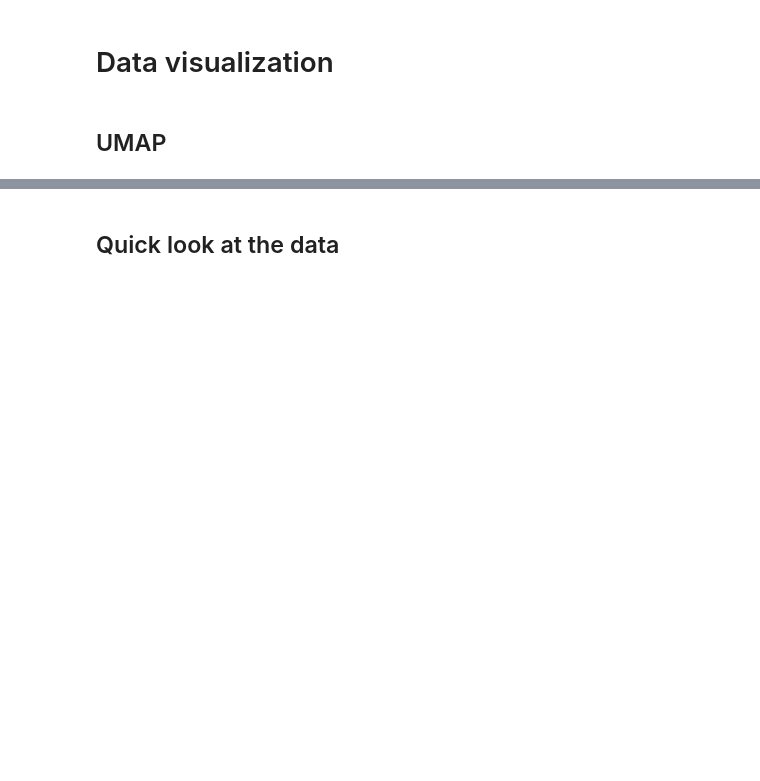
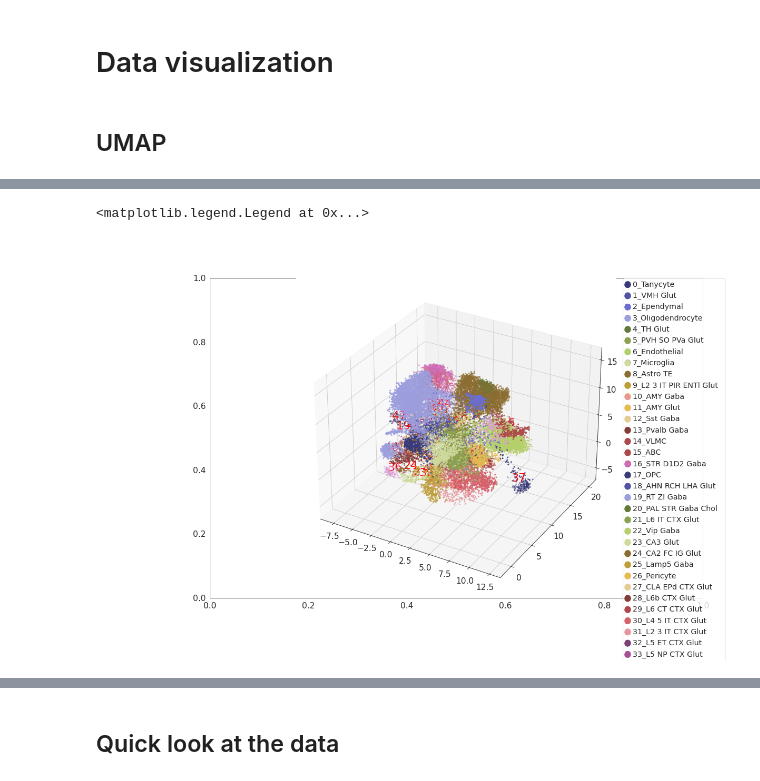
Before and after one commit to Carboneinerte/Xenium-workflow, a Jupyter notebook: Xenium_process_v6_9s.ipynb, the cells around one changed output, grey strips where cells are left out. Saved outputs shown, nothing was run; the diff lists cells and outputs as text; code cells hidden in the pictures; blank space fills up the shorter version.

```diff
--- a/Xenium_process_v6_9s.ipynb
+++ b/Xenium_process_v6_9s.ipynb
@@ -1756,3 +1816,45 @@ adata.obs['leiden_colors'] = adata.obs[cluster_to_use].astype(int).apply(lambda
+# %%
+import matplotlib.pyplot as plt
+import numpy as np
+
+adata.obs['umap-1'] = adata.obsm['X_umap'][:, 0]
+adata.obs['umap-2'] = adata.obsm['X_umap'][:, 1]
+adata.obs['umap-3'] = adata.obsm['X_umap'][:, 2]
+
+cluster_centroids = adata.obs.groupby('cell_type_newnum_final')[['umap-1', 'umap-2','umap-3']].median()
+
+cell_type_unique = adata.obs['cell_type_final'].unique()
+
+fig, ax = plt.subplots(figsize=(15, 10))
+ax = fig.add_subplot(projection='3d')
+
+for idx, celltype in enumerate(cell_type_unique):
+    adata_sel = adata[(adata.obs[cluster_to_use] == celltype)]
+    ratio_ = int(len(adata_sel.obs['cell_id']) / 100)
+    adata_sel = adata_sel[0:ratio_]
+    celltype_combine = str(idx) +'_' + str(celltype)
+    ax.scatter(adata_sel.obs['umap-1'], adata_sel.obs['umap-2'], adata_sel.obs['umap-3'], s=3, c=adata_sel.obs['leiden_colors'], label = celltype_combine)
+for cluster_id, centroid in cluster_centroids.iterrows():
+    ax.text(centroid['umap-1'], centroid['umap-2'], centroid['umap-3'], str(cluster_id), color='red', fontsize=20, ha = 'center')
+
+plt.legend(markerscale=5, scatterpoints=10, bbox_to_anchor=(1.02, 1), loc='upper left', borderaxespad=0)
+
+# if save_plot == True:
+#     plt.savefig(f"plot/{name_dir}/{name_dir}_UMAP_all.png")
+
+
+
+# fig = plt.figure(figsize=(20,20))
+# ax = fig.add_subplot(projection='3d')
+
+# ax.scatter(adata.obs['umap-1'], adata.obs['umap-2'], adata.obs['umap-3'], c = adata.obs['leiden_colors'], s=0.5, label=adata.obs['cell_type_final'])
+# ax.legend()
+# ax.set_xlabel('X Label')
+# ax.set_ylabel('Y Label')
+# ax.set_zlabel('Z Label')
+# %% [output]
+<matplotlib.legend.Legend at 0x...>
+[figure, added]
 # %%
 ### Let's make UMAP plot. We will also add the cluster centroids to the plot
 adata.obs['umap-1'] = adata.obsm['umap'][:, 0]
```
Also changed, not shown: parts of 5 cells of this notebook.
